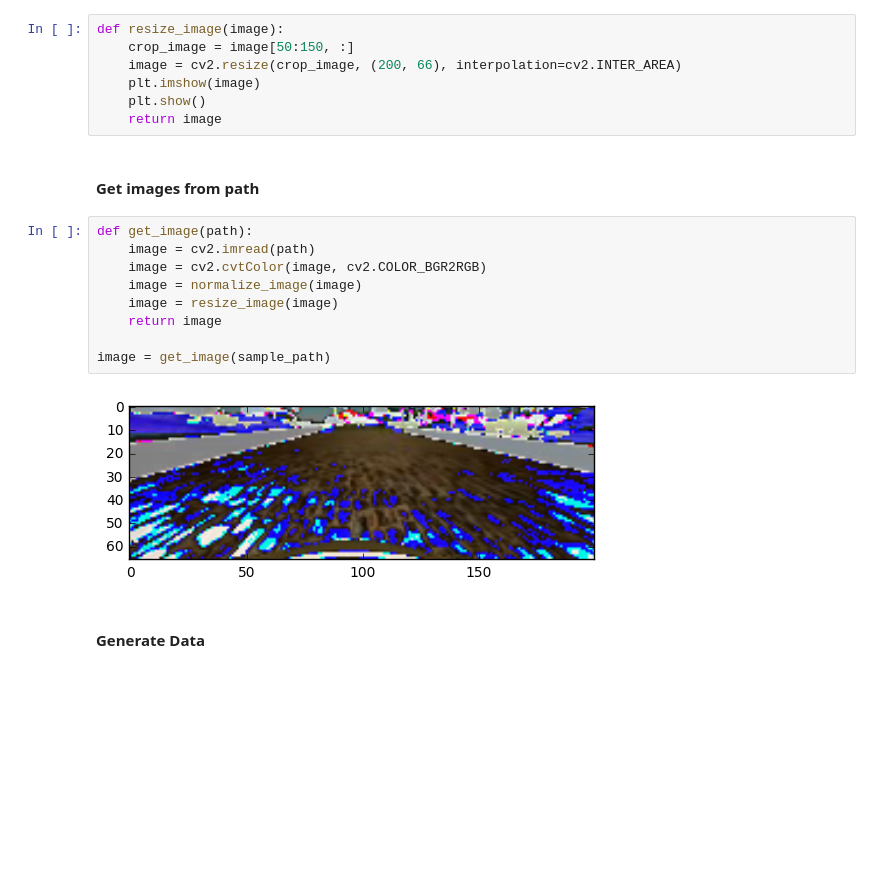
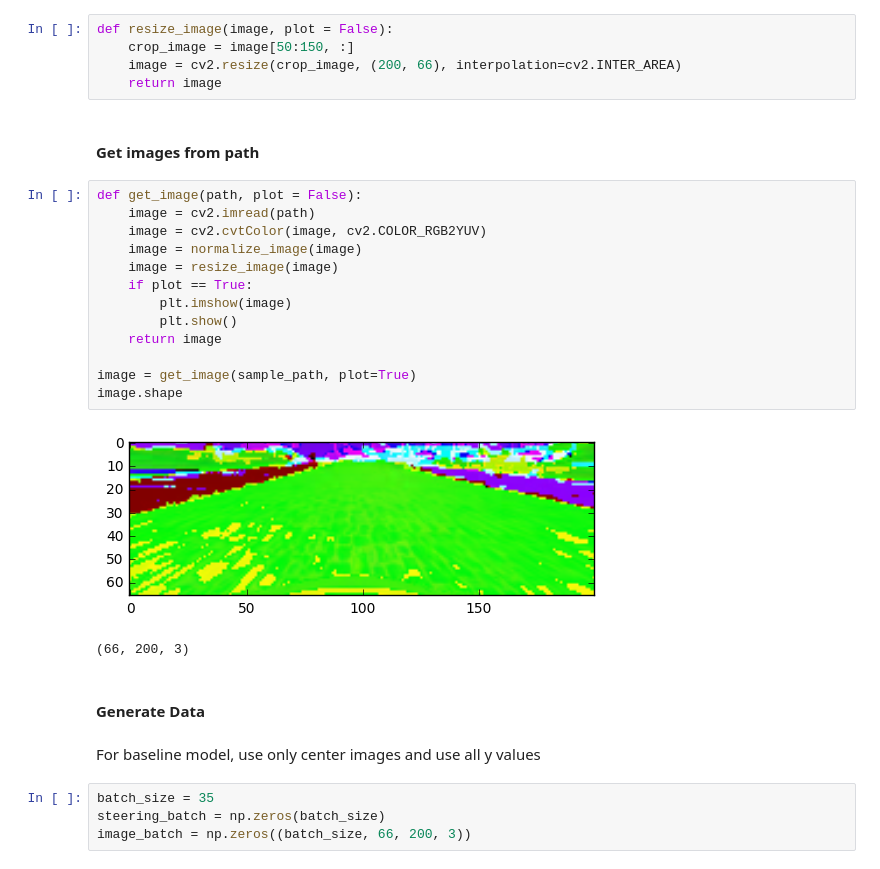
Before and after one commit to kishb87/driving-simulator, a Jupyter notebook: DriveCNN.ipynb, the cells around one changed output. Cells and saved outputs as stored; diff of their text form; blank space fills up the shorter version.

Commit message:
add baseline model

```diff
--- a/DriveCNN.ipynb
+++ b/DriveCNN.ipynb
@@ -57,24 +56,33 @@ def normalize_image(image):
 # %% [markdown]
 #### Resize Image
 # %%
-def resize_image(image):
+def resize_image(image, plot = False):
     crop_image = image[50:150, :]
     image = cv2.resize(crop_image, (200, 66), interpolation=cv2.INTER_AREA)
-    plt.imshow(image)
-    plt.show()
     return image
 # %% [markdown]
 #### Get images from path
 # %%
-def get_image(path):
+def get_image(path, plot = False):
     image = cv2.imread(path)
-    image = cv2.cvtColor(image, cv2.COLOR_BGR2RGB)
+    image = cv2.cvtColor(image, cv2.COLOR_RGB2YUV)
     image = normalize_image(image)
     image = resize_image(image)
+    if plot == True:
+        plt.imshow(image)
+        plt.show()
     return image
 
-image = get_image(sample_path)
+image = get_image(sample_path, plot=True)
+image.shape
 # %% [output]
-[figure, old version]
+[figure, new version]
+(66, 200, 3)
 # %% [markdown]
 #### Generate Data
+# %% [markdown]
+For baseline model, use only center images and use all y values
+# %%
+batch_size = 35
+steering_batch = np.zeros(batch_size)
+image_batch = np.zeros((batch_size, 66, 200, 3))
```
Also changed, not shown: parts of 7 cells of this notebook.
